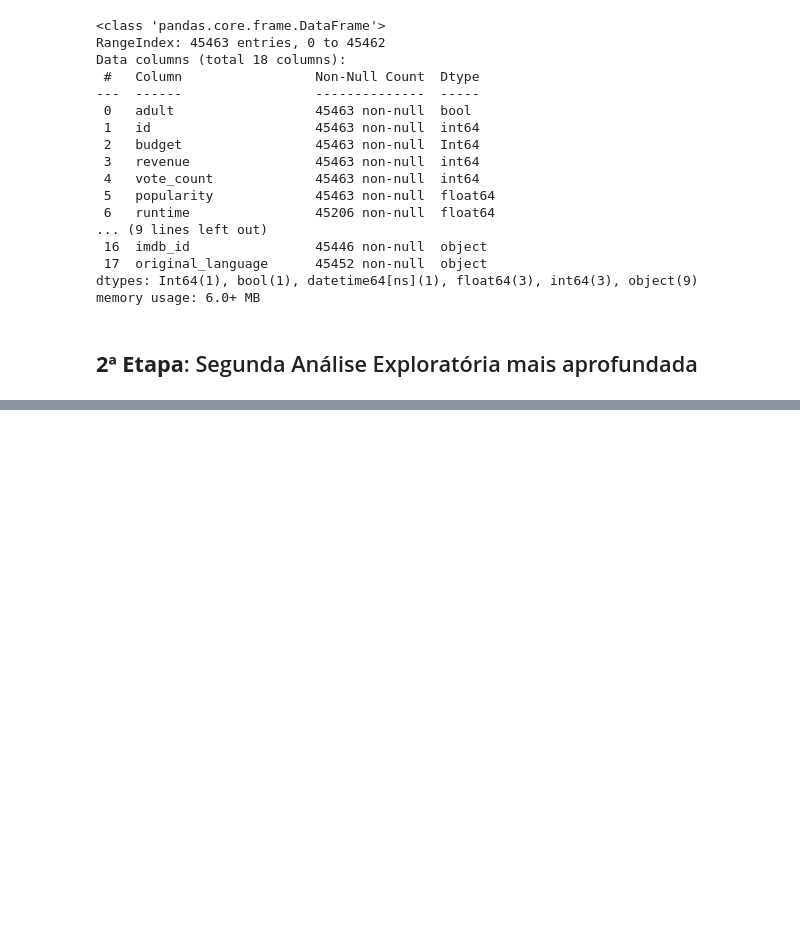
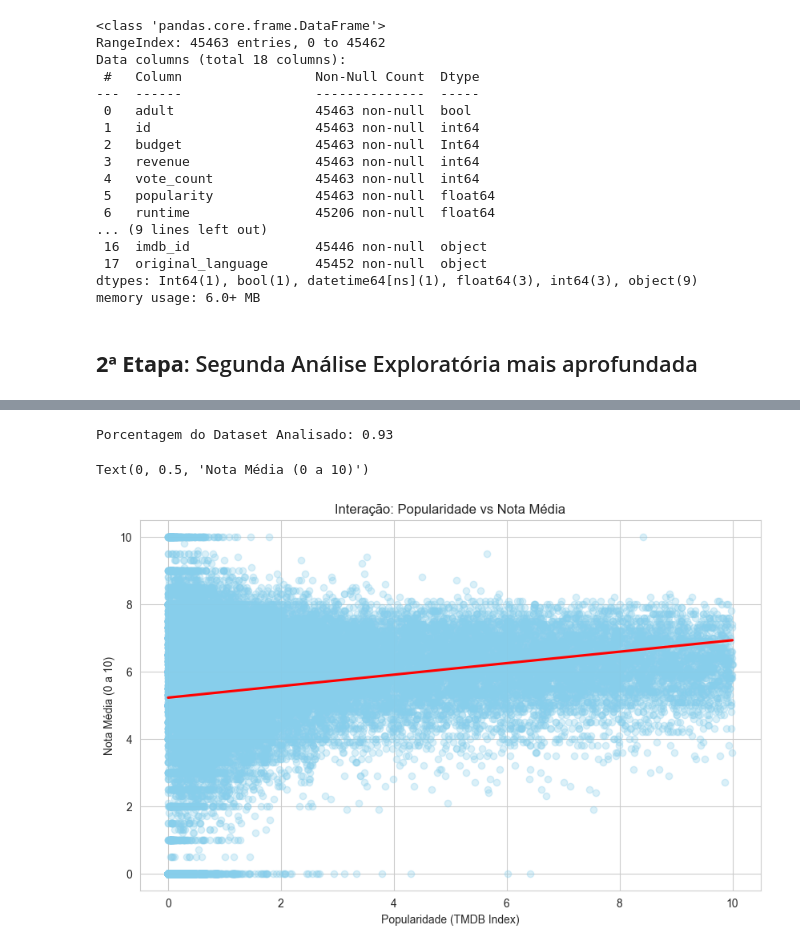
Before and after one commit to py-zeli/BoraVer, a Jupyter notebook: analise-exploratoria.ipynb, the cells around one changed output, grey strips where cells are left out. Saved outputs shown, nothing was run; the diff lists cells and outputs as text; code cells hidden in the pictures; blank space fills up the shorter version.

```diff
--- a/analise-exploratoria.ipynb
+++ b/analise-exploratoria.ipynb
@@ -186,0 +296,26 @@ plt.show()
+# %%
+df_analise = df.loc[df['popularity'] < 10]
+
+pct_dataset_analisado = round(len(df_analise)/len(df),2)
+
+print('Porcentagem do Dataset Analisado:',pct_dataset_analisado)
+
+
+
+sns.regplot(data=df_analise, x='popularity', y='vote_average',
+
+            scatter_kws={'alpha':0.3, 'color':'skyblue'},
+
+            line_kws={'color':'red'})
+
+
+
+plt.title('Interação: Popularidade vs Nota Média')
+
+plt.xlabel('Popularidade (TMDB Index)')
+
+plt.ylabel('Nota Média (0 a 10)')
+# %% [output]
+Porcentagem do Dataset Analisado: 0.93
+Text(0, 0.5, 'Nota Média (0 a 10)')
+[figure, added]
```
Also changed, not shown: parts of 13 cells of this notebook.
